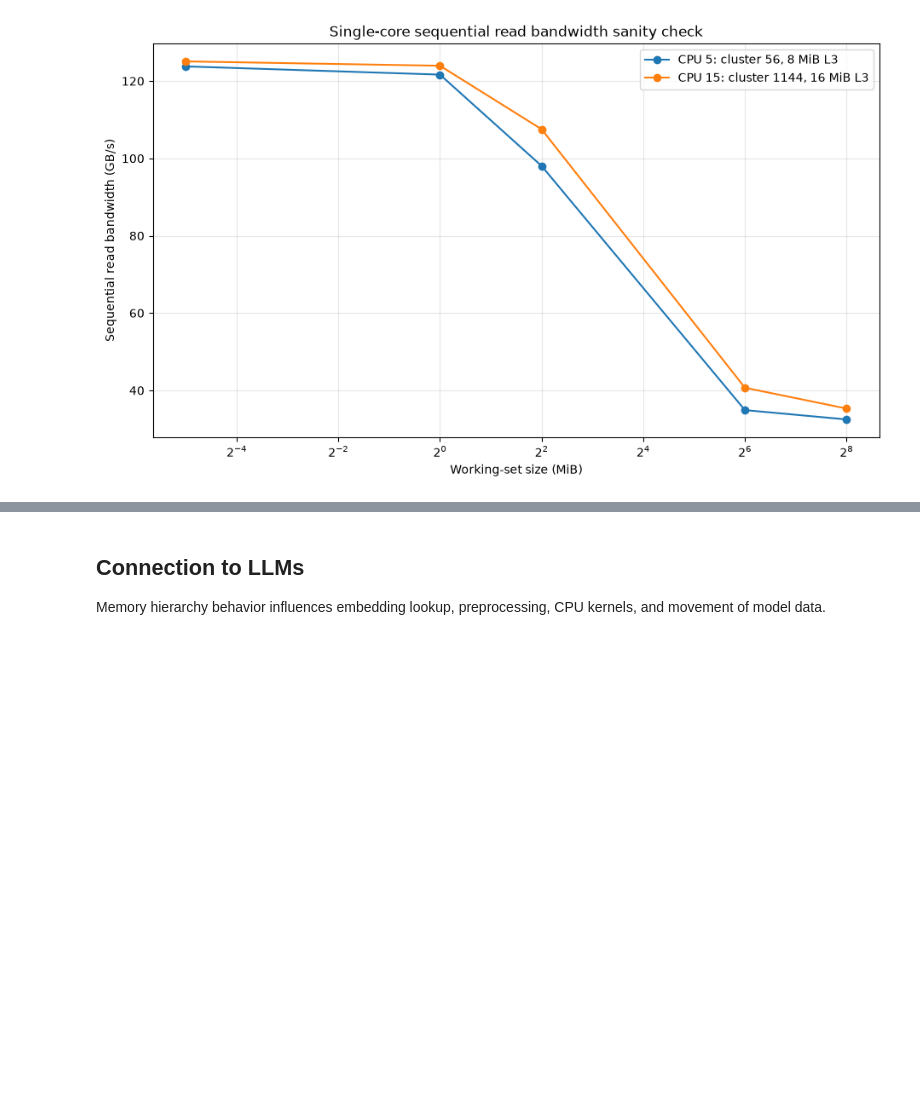
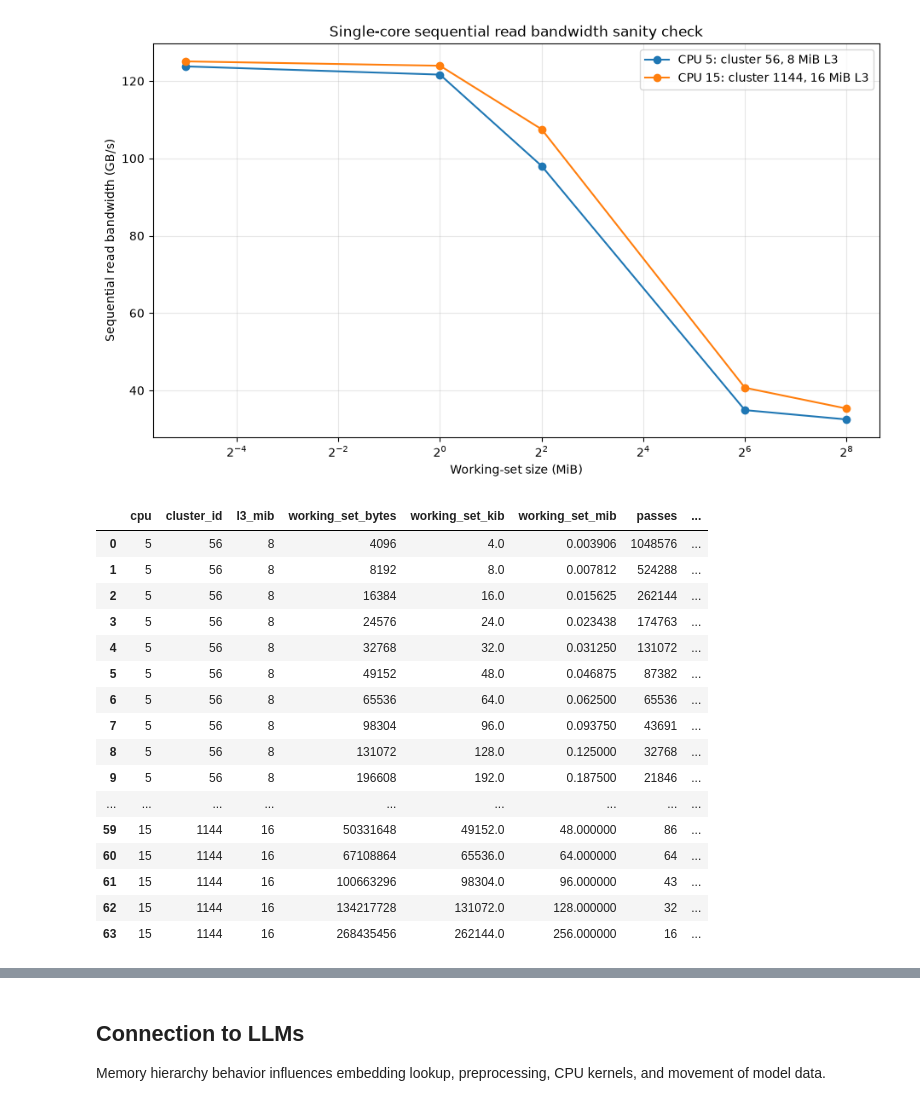
Before and after one commit to coert/dgx-spark-lab, a Jupyter notebook: experiments/00-foundations/02-memory-hierarchy.ipynb, the cells around one changed output, grey strips where cells are left out. Cells and saved outputs as stored; diff of their text form; code cells hidden in the pictures; blank space fills up the shorter version.

```diff
--- a/experiments/00-foundations/02-memory-hierarchy.ipynb
+++ b/experiments/00-foundations/02-memory-hierarchy.ipynb
@@ -1195,0 +1266,44 @@ plt.show()
+# %%
+bandwidth_summary = (
+    bandwidth_measurements.groupby(
+        [
+            "cpu",
+            "cluster_id",
+            "l3_mib",
+            "working_set_bytes",
+            "working_set_kib",
+            "working_set_mib",
+            "passes",
+        ],
+        as_index=False,
+    )
+    .agg(
+        minimum_gb_s=("bandwidth_gb_s", "min"),
+        median_gb_s=("bandwidth_gb_s", "median"),
+        mean_gb_s=("bandwidth_gb_s", "mean"),
+        maximum_gb_s=("bandwidth_gb_s", "max"),
+        standard_deviation_gb_s=("bandwidth_gb_s", "std"),
+    )
+    .sort_values(["cpu", "working_set_bytes"])
+    .reset_index(drop=True)
+)
+with pd.option_context("display.max_rows", None, "display.max_columns", None):
+    display(bandwidth_summary)
+# %% [output]
+|  | cpu | cluster_id | l3_mib | working_set_bytes | working_set_kib | working_set_mib | passes | ... |
+| 0 | 5 | 56 | 8 | 4096 | 4.0 | 0.003906 | 1048576 | ... |
+| 1 | 5 | 56 | 8 | 8192 | 8.0 | 0.007812 | 524288 | ... |
+| 2 | 5 | 56 | 8 | 16384 | 16.0 | 0.015625 | 262144 | ... |
+| 3 | 5 | 56 | 8 | 24576 | 24.0 | 0.023438 | 174763 | ... |
+| 4 | 5 | 56 | 8 | 32768 | 32.0 | 0.031250 | 131072 | ... |
+| 5 | 5 | 56 | 8 | 49152 | 48.0 | 0.046875 | 87382 | ... |
+| 6 | 5 | 56 | 8 | 65536 | 64.0 | 0.062500 | 65536 | ... |
+| 7 | 5 | 56 | 8 | 98304 | 96.0 | 0.093750 | 43691 | ... |
+| 8 | 5 | 56 | 8 | 131072 | 128.0 | 0.125000 | 32768 | ... |
+| 9 | 5 | 56 | 8 | 196608 | 192.0 | 0.187500 | 21846 | ... |
+| ... | ... | ... | ... | ... | ... | ... | ... | ... |
+| 59 | 15 | 1144 | 16 | 50331648 | 49152.0 | 48.000000 | 86 | ... |
+| 60 | 15 | 1144 | 16 | 67108864 | 65536.0 | 64.000000 | 64 | ... |
+| 61 | 15 | 1144 | 16 | 100663296 | 98304.0 | 96.000000 | 43 | ... |
+| 62 | 15 | 1144 | 16 | 134217728 | 131072.0 | 128.000000 | 32 | ... |
+| 63 | 15 | 1144 | 16 | 268435456 | 262144.0 | 256.000000 | 16 | ... |
```
Also changed, not shown: parts of 4 cells of this notebook.
